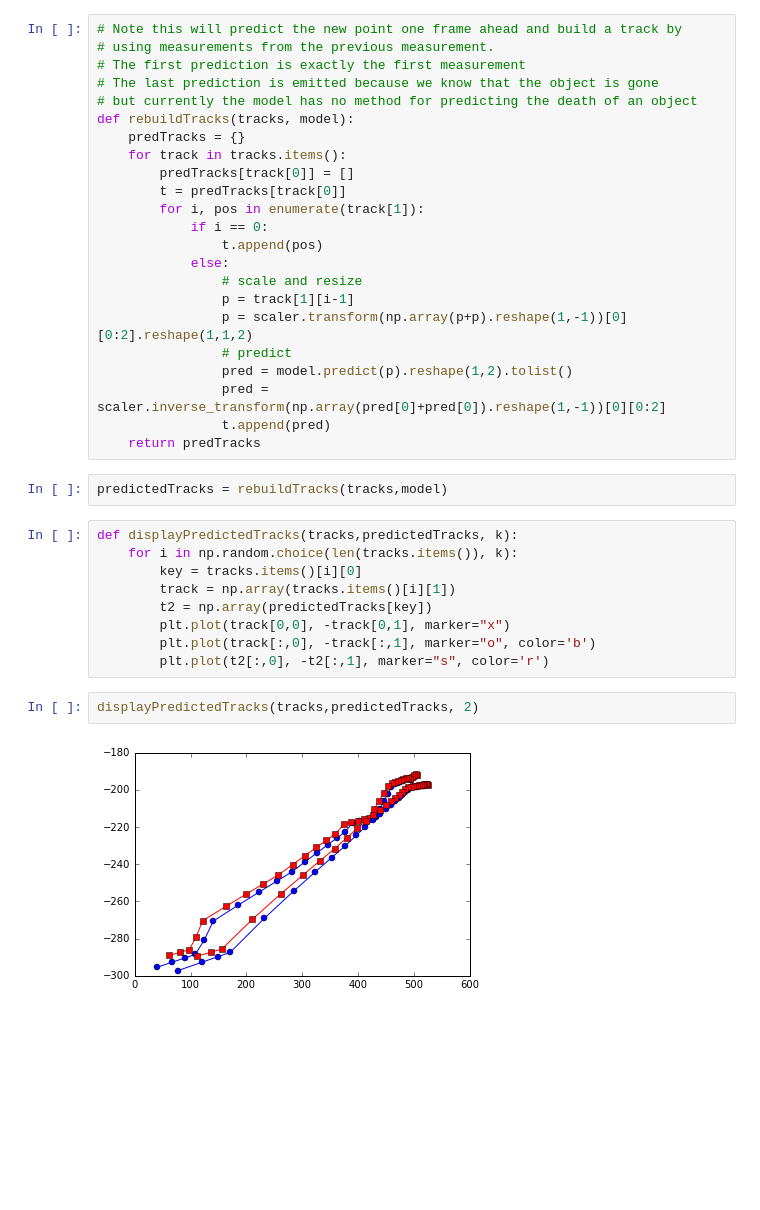
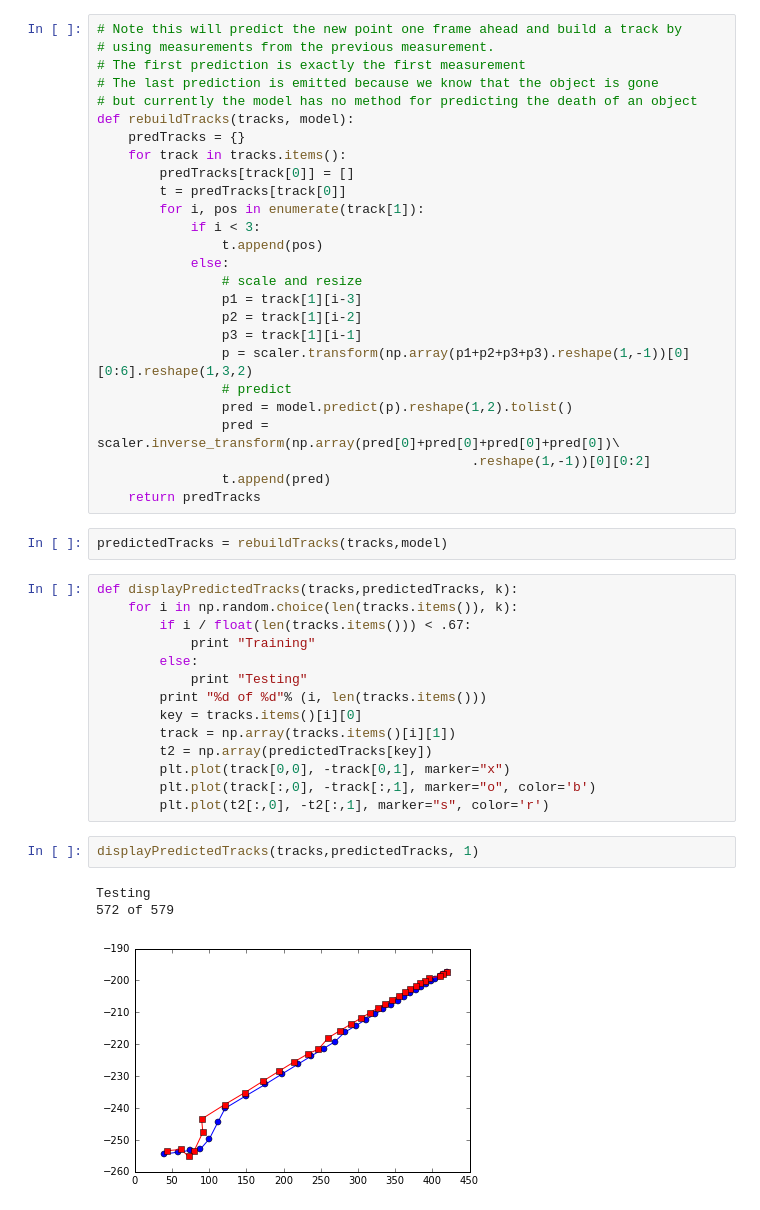
Before and after one commit to jkuck/rbpf_atlas, a Jupyter notebook: scripts/historicalTimeseries.ipynb, the cells around one changed output. Cells and saved outputs as stored; diff of their text form; blank space fills up the shorter version.

Commit message:
added new window results and serialized weights and scaler

```diff
--- a/scripts/historicalTimeseries.ipynb
+++ b/scripts/historicalTimeseries.ipynb
@@ -181,15 +161,18 @@ def rebuildTracks(tracks, model):
         predTracks[track[0]] = []
         t = predTracks[track[0]]
         for i, pos in enumerate(track[1]):
-            if i == 0:
+            if i < 3:
                 t.append(pos)
             else:
                 # scale and resize
-                p = track[1][i-1]
-                p = scaler.transform(np.array(p+p).reshape(1,-1))[0][0:2].reshape(1,1,2)
+                p1 = track[1][i-3]
+                p2 = track[1][i-2]
+                p3 = track[1][i-1]
+                p = scaler.transform(np.array(p1+p2+p3+p3).reshape(1,-1))[0][0:6].reshape(1,3,2)
                 # predict
                 pred = model.predict(p).reshape(1,2).tolist()
-                pred = scaler.inverse_transform(np.array(pred[0]+pred[0]).reshape(1,-1))[0][0:2]
+                pred = scaler.inverse_transform(np.array(pred[0]+pred[0]+pred[0]+pred[0])\
+                                                .reshape(1,-1))[0][0:2]
                 t.append(pred)
     return predTracks
 # %%
@@ -197,6 +180,11 @@ predictedTracks = rebuildTracks(tracks,model)
 # %%
 def displayPredictedTracks(tracks,predictedTracks, k):
     for i in np.random.choice(len(tracks.items()), k):
+        if i / float(len(tracks.items())) < .67:
+            print "Training"
+        else:
+            print "Testing"
+        print "%d of %d"% (i, len(tracks.items()))
         key = tracks.items()[i][0]
         track = np.array(tracks.items()[i][1])
         t2 = np.array(predictedTracks[key])
@@ -204,6 +192,8 @@ def displayPredictedTracks(tracks,predictedTracks, k):
         plt.plot(track[:,0], -track[:,1], marker="o", color='b')
         plt.plot(t2[:,0], -t2[:,1], marker="s", color='r')
 # %%
-displayPredictedTracks(tracks,predictedTracks, 2)
+displayPredictedTracks(tracks,predictedTracks, 1)
 # %% [output]
+Testing
+572 of 579
-[figure, old version]
+[figure, new version]
```
Also changed, not shown: parts of 12 cells of this notebook, 2 other files.
